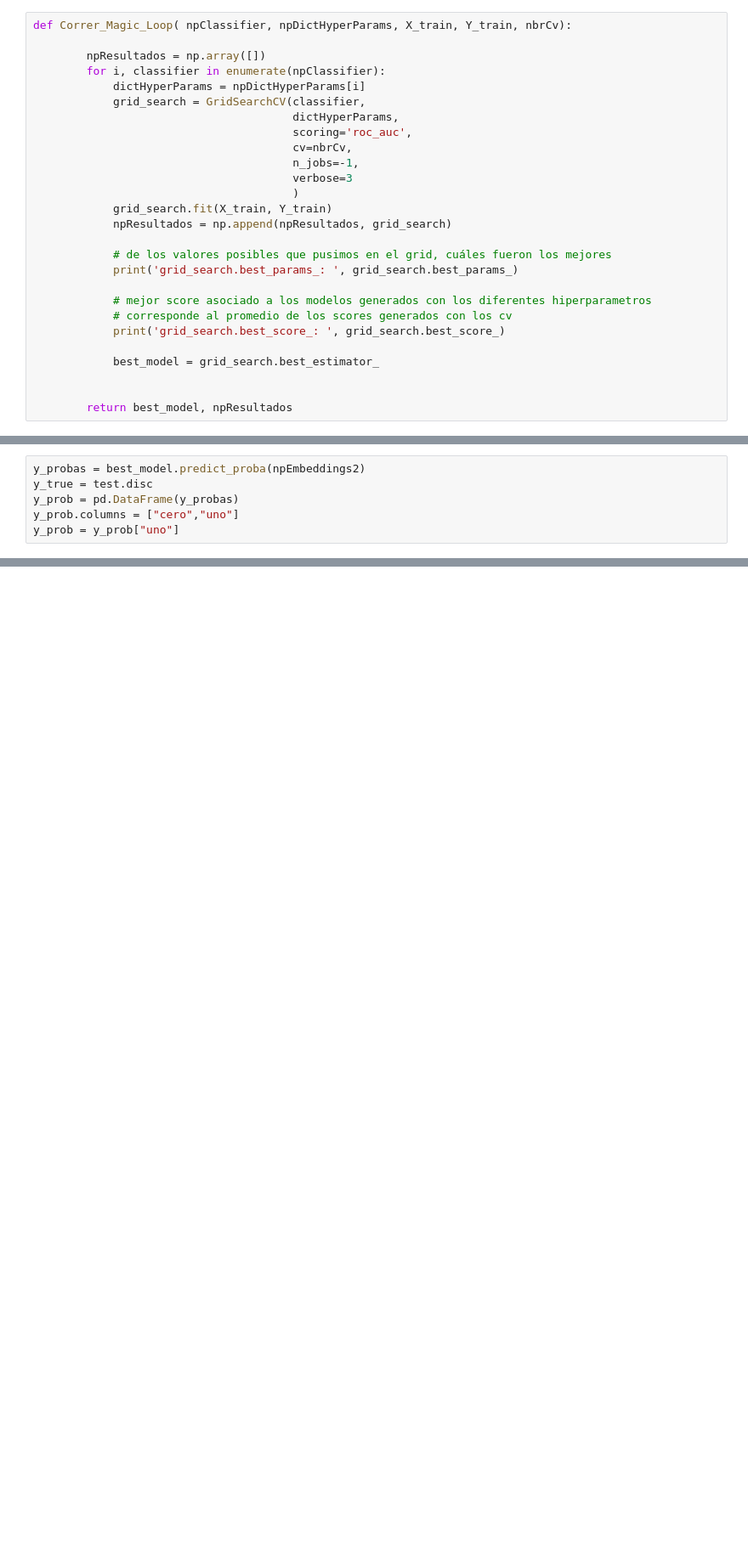
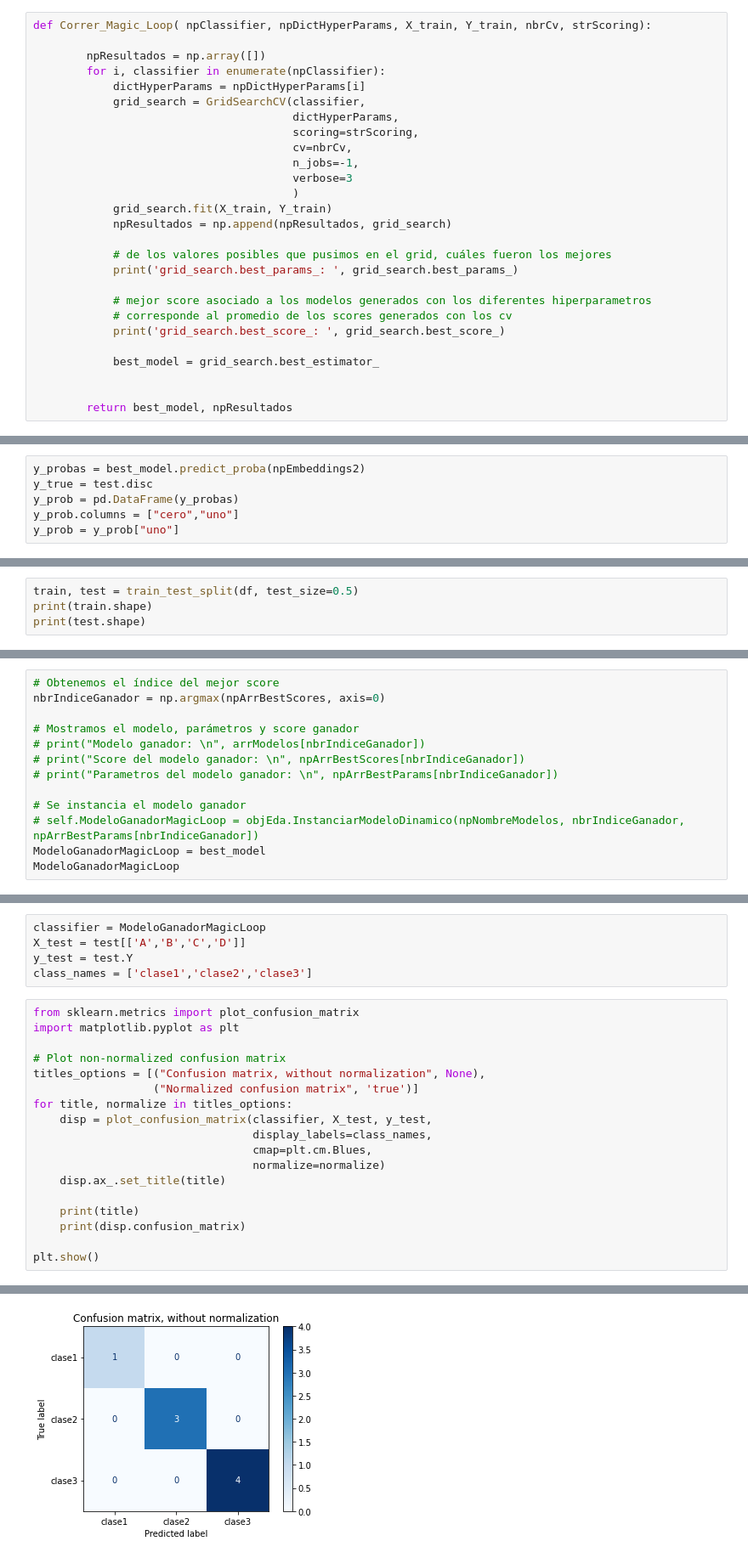
Before and after one commit to xuxoramos/discriminamometro, a Jupyter notebook: discriminamometro/scripts/04_modelado_discriminacion_binaria.ipynb, the cells around one changed output, grey strips where cells are left out. Shown: that part at 85% size. Drawn from its saved outputs; the diff is of its cells as text; blank space fills up the shorter version.

```diff
--- a/discriminamometro/scripts/04_modelado_discriminacion_binaria.ipynb
+++ b/discriminamometro/scripts/04_modelado_discriminacion_binaria.ipynb
@@ -75,14 +75,14 @@ from sklearn import tree
 import pandas as pd
 import os
 # %%
-def Correr_Magic_Loop( npClassifier, npDictHyperParams, X_train, Y_train, nbrCv):
+def Correr_Magic_Loop( npClassifier, npDictHyperParams, X_train, Y_train, nbrCv, strScoring):
 
         npResultados = np.array([])
         for i, classifier in enumerate(npClassifier):
             dictHyperParams = npDictHyperParams[i]
             grid_search = GridSearchCV(classifier,
                                        dictHyperParams,
-                                       scoring='roc_auc',
+                                       scoring=strScoring,
                                        cv=nbrCv,
                                        n_jobs=-1,
                                        verbose=3
@@ -304,0 +443,4 @@ plot_ROC(y_true, y_prob)
+# %%
+train, test = train_test_split(df, test_size=0.5)
+print(train.shape)
+print(test.shape)
@@ -304,0 +489,13 @@ plot_ROC(y_true, y_prob)
+# %%
+# Obtenemos el índice del mejor score
+nbrIndiceGanador = np.argmax(npArrBestScores, axis=0)
+
+# Mostramos el modelo, parámetros y score ganador
+# print("Modelo ganador: \n", arrModelos[nbrIndiceGanador])
+# print("Score del modelo ganador: \n", npArrBestScores[nbrIndiceGanador])
+# print("Parametros del modelo ganador: \n", npArrBestParams[nbrIndiceGanador])
+
+# Se instancia el modelo ganador
+# self.ModeloGanadorMagicLoop = objEda.InstanciarModeloDinamico(npNombreModelos, nbrIndiceGanador, npArrBestParams[nbrIndiceGanador])
+ModeloGanadorMagicLoop = best_model
+ModeloGanadorMagicLoop
@@ -304,0 +530,24 @@ plot_ROC(y_true, y_prob)
+# %%
+classifier = ModeloGanadorMagicLoop
+X_test = test[['A','B','C','D']]
+y_test = test.Y
+class_names = ['clase1','clase2','clase3']
+# %%
+from sklearn.metrics import plot_confusion_matrix
+import matplotlib.pyplot as plt
+
+# Plot non-normalized confusion matrix
+titles_options = [("Confusion matrix, without normalization", None),
+                  ("Normalized confusion matrix", 'true')]
+for title, normalize in titles_options:
+    disp = plot_confusion_matrix(classifier, X_test, y_test,
+                                 display_labels=class_names,
+                                 cmap=plt.cm.Blues,
+                                 normalize=normalize)
+    disp.ax_.set_title(title)
+
+    print(title)
+    print(disp.confusion_matrix)
+
+plt.show()
+# %% [output]
@@ -304,0 +562 @@ plot_ROC(y_true, y_prob)
+[figure, added]
```
Also changed, not shown: parts of 17 cells of this notebook.
